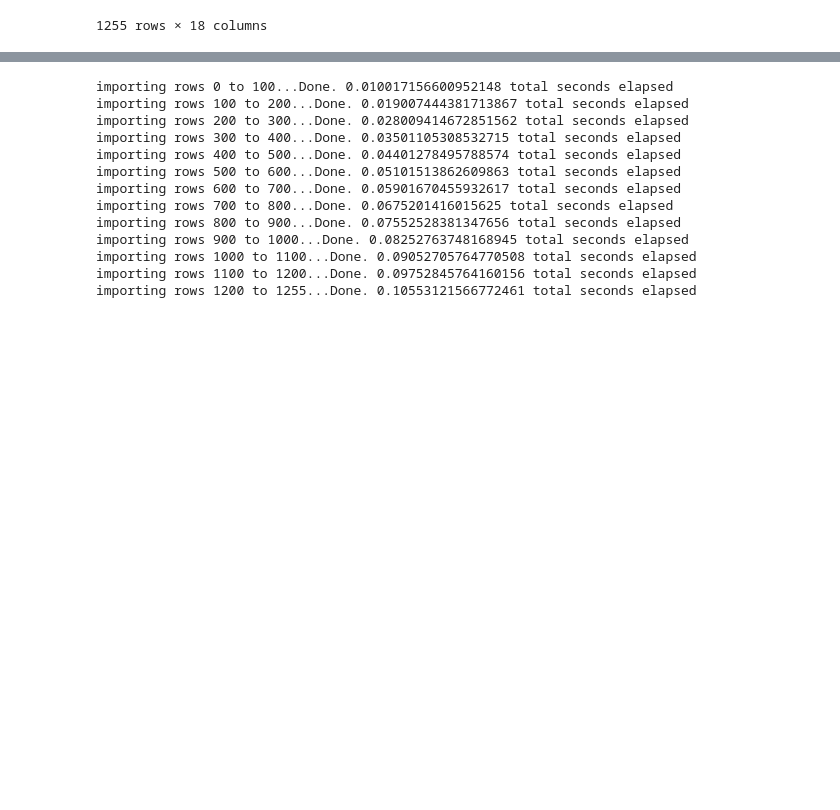
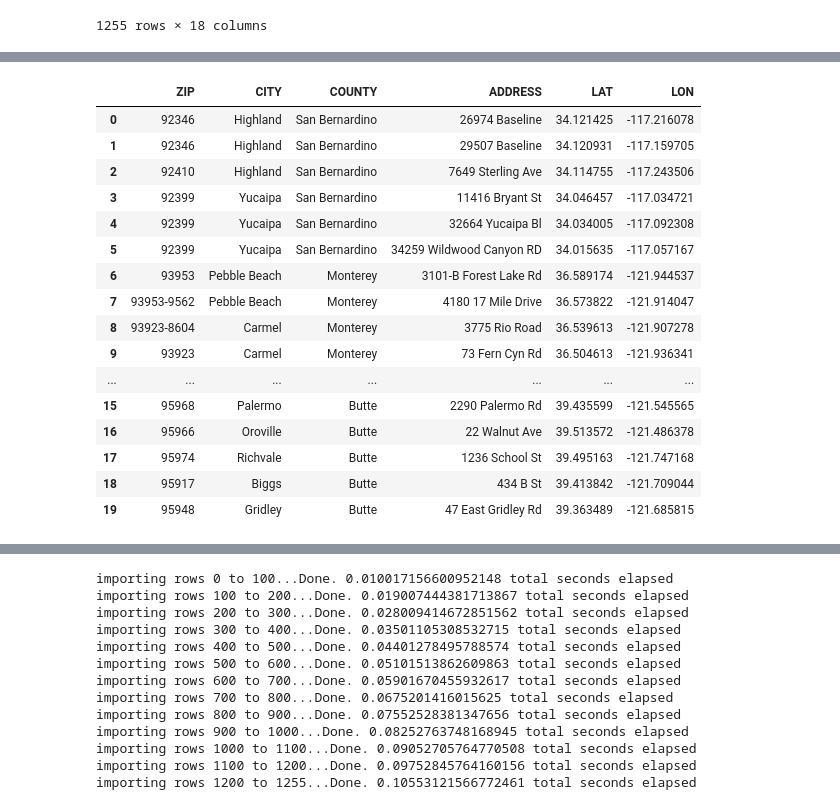
Before and after one commit to JuliaBehling/Final_Project, a Jupyter notebook: cleaning_Facilities.ipynb, the cells around one changed output, grey strips where cells are left out. Saved outputs shown, nothing was run; the diff lists cells and outputs as text; code cells hidden in the pictures; blank space fills up the shorter version.

```diff
--- a/cleaning_Facilities.ipynb
+++ b/cleaning_Facilities.ipynb
@@ -115 +105,30 @@ LON          1255
 dtype: int64
+# %%
+# Create locations DataFrame to extract, load
+locations_df = pd.DataFrame(data)
+locations_df = locations_df[[ "ZIP",
+ "CITY",
+ "COUNTY",
+ "ADDRESS",
+ "LAT",
+ "LON"]].copy()
+
+locations_df.head(20)
+# %% [output]
+|  | ZIP | CITY | COUNTY | ADDRESS | LAT | LON |
+| 0 | 92346 | Highland | San Bernardino | 26974 Baseline | 34.121425 | -117.216078 |
+| 1 | 92346 | Highland | San Bernardino | 29507 Baseline | 34.120931 | -117.159705 |
+| 2 | 92410 | Highland | San Bernardino | 7649 Sterling Ave | 34.114755 | -117.243506 |
+| 3 | 92399 | Yucaipa | San Bernardino | 11416 Bryant St | 34.046457 | -117.034721 |
+| 4 | 92399 | Yucaipa | San Bernardino | 32664 Yucaipa Bl | 34.034005 | -117.092308 |
+| 5 | 92399 | Yucaipa | San Bernardino | 34259 Wildwood Canyon RD | 34.015635 | -117.057167 |
+| 6 | 93953 | Pebble Beach | Monterey | 3101-B Forest Lake Rd | 36.589174 | -121.944537 |
+| 7 | 93953-9562 | Pebble Beach | Monterey | 4180 17 Mile Drive | 36.573822 | -121.914047 |
+| 8 | 93923-8604 | Carmel | Monterey | 3775 Rio Road | 36.539613 | -121.907278 |
+| 9 | 93923 | Carmel | Monterey | 73 Fern Cyn Rd | 36.504613 | -121.936341 |
+| ... | ... | ... | ... | ... | ... | ... |
+| 15 | 95968 | Palermo | Butte | 2290 Palermo Rd | 39.435599 | -121.545565 |
+| 16 | 95966 | Oroville | Butte | 22 Walnut Ave | 39.513572 | -121.486378 |
+| 17 | 95974 | Richvale | Butte | 1236 School St | 39.495163 | -121.747168 |
+| 18 | 95917 | Biggs | Butte | 434 B St | 39.413842 | -121.709044 |
+| 19 | 95948 | Gridley | Butte | 47 East Gridley Rd | 39.363489 | -121.685815 |
```
Also changed, not shown: parts of 7 cells of this notebook.
